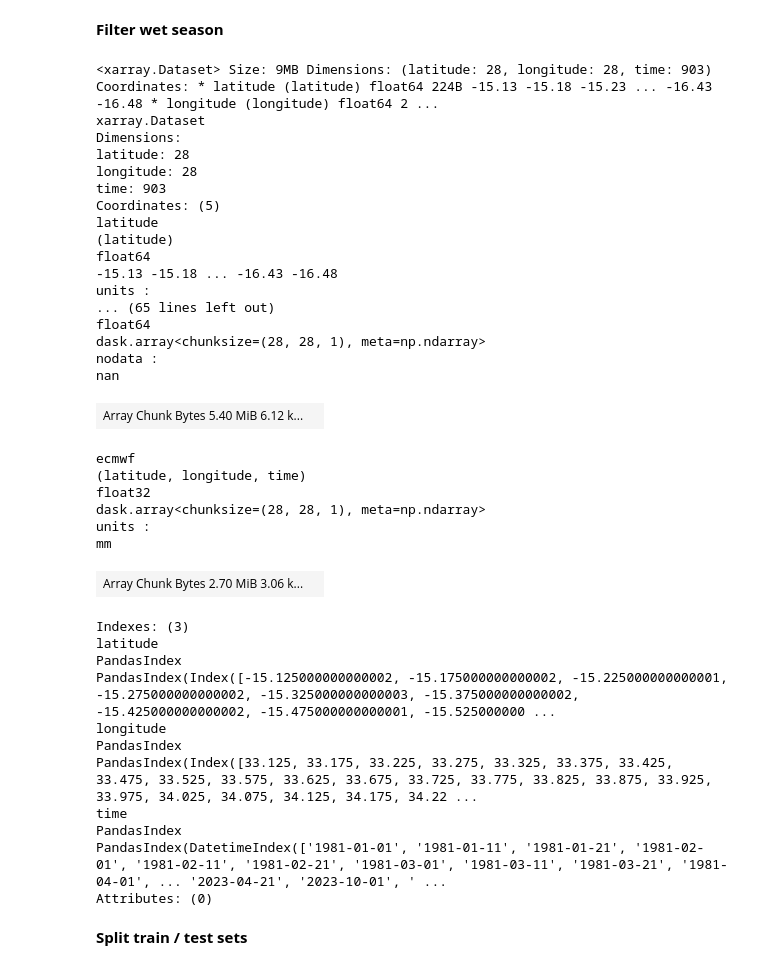
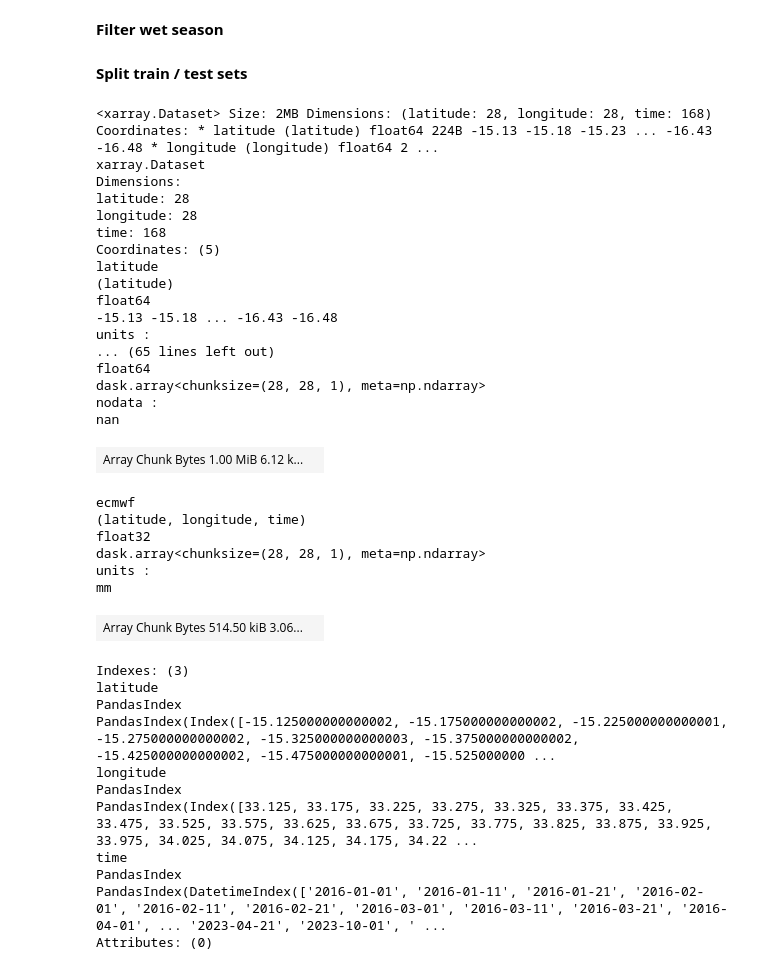
Before and after one commit to WFP-VAM/swirl-dynamics, a Jupyter notebook: swirl_dynamics/projects/probabilistic_diffusion/colabs/data-preparation.ipynb, the cells around one changed output. Cells and saved outputs as stored; diff of their text form; code cells hidden in the pictures.

```diff
--- a/swirl_dynamics/projects/probabilistic_diffusion/colabs/data-preparation.ipynb
+++ b/swirl_dynamics/projects/probabilistic_diffusion/colabs/data-preparation.ipynb
@@ -91,52 +91,54 @@ ds.isel(time=901).ecmwf.plot.imshow()
 START_SEASON = 10
 END_SEASON = 4
 # %%
-ds.where(ds.time.dt.month.isin((np.arange(START_SEASON-1, END_SEASON+12)%12)+1), drop=True)
+ds = ds.where(ds.time.dt.month.isin((np.arange(START_SEASON-1, END_SEASON+12)%12)+1), drop=True)
-# %% [output]
-<xarray.Dataset> Size: 9MB Dimensions: (latitude: 28, longitude: 28, time: 903) Coordinates: * latitude (latitude) float64 224B -15.13 -15.18 -15.23 ... -16.43 -16.48 * longitude (longitude) float64 2 ...
-xarray.Dataset
-Dimensions:
-latitude: 28
-longitude: 28
-time: 903
-Coordinates: (5)
-latitude
-(latitude)
-float64
--15.13 -15.18 ... -16.43 -16.48
-units :
-... (65 lines left out)
-float64
-dask.array<chunksize=(28, 28, 1), meta=np.ndarray>
-nodata :
-nan
-| Array Chunk Bytes 5.40 MiB 6.12 k... |  |
-ecmwf
-(latitude, longitude, time)
-float32
-dask.array<chunksize=(28, 28, 1), meta=np.ndarray>
-units :
-mm
-| Array Chunk Bytes 2.70 MiB 3.06 k... |  |
-Indexes: (3)
-latitude
-PandasIndex
-PandasIndex(Index([-15.125000000000002, -15.175000000000002, -15.225000000000001, -15.275000000000002, -15.325000000000003, -15.375000000000002, -15.425000000000002, -15.475000000000001, -15.525000000 ...
-longitude
-PandasIndex
-PandasIndex(Index([33.125, 33.175, 33.225, 33.275, 33.325, 33.375, 33.425, 33.475, 33.525, 33.575, 33.625, 33.675, 33.725, 33.775, 33.825, 33.875, 33.925, 33.975, 34.025, 34.075, 34.125, 34.175, 34.22 ...
-time
-PandasIndex
-PandasIndex(DatetimeIndex(['1981-01-01', '1981-01-11', '1981-01-21', '1981-02-01', '1981-02-11', '1981-02-21', '1981-03-01', '1981-03-11', '1981-03-21', '1981-04-01', ... '2023-04-21', '2023-10-01', ' ...
-Attributes: (0)
 # %% [markdown]
 **Split train / test sets**
 # %%
 # Split train and test
-train_dates, test_dates = train_test_split(ds.time, test_size=0.25, shuffle=False, random_state=888)
+train_dates, test_dates = train_test_split(ds.time, test_size=0.186, shuffle=False, random_state=888)
 
 ds_train = ds.sel(time=train_dates)
 ds_test = ds.sel(time=test_dates)
+# %%
+ds_test
+# %% [output]
+<xarray.Dataset> Size: 2MB Dimensions: (latitude: 28, longitude: 28, time: 168) Coordinates: * latitude (latitude) float64 224B -15.13 -15.18 -15.23 ... -16.43 -16.48 * longitude (longitude) float64 2 ...
+xarray.Dataset
+Dimensions:
+latitude: 28
+longitude: 28
+time: 168
+Coordinates: (5)
+latitude
+(latitude)
+float64
+-15.13 -15.18 ... -16.43 -16.48
+units :
+... (65 lines left out)
+float64
+dask.array<chunksize=(28, 28, 1), meta=np.ndarray>
+nodata :
+nan
+| Array Chunk Bytes 1.00 MiB 6.12 k... |  |
+ecmwf
+(latitude, longitude, time)
+float32
+dask.array<chunksize=(28, 28, 1), meta=np.ndarray>
+units :
+mm
+| Array Chunk Bytes 514.50 kiB 3.06... |  |
+Indexes: (3)
+latitude
+PandasIndex
+PandasIndex(Index([-15.125000000000002, -15.175000000000002, -15.225000000000001, -15.275000000000002, -15.325000000000003, -15.375000000000002, -15.425000000000002, -15.475000000000001, -15.525000000 ...
+longitude
+PandasIndex
+PandasIndex(Index([33.125, 33.175, 33.225, 33.275, 33.325, 33.375, 33.425, 33.475, 33.525, 33.575, 33.625, 33.675, 33.725, 33.775, 33.825, 33.875, 33.925, 33.975, 34.025, 34.075, 34.125, 34.175, 34.22 ...
+time
+PandasIndex
+PandasIndex(DatetimeIndex(['2016-01-01', '2016-01-11', '2016-01-21', '2016-02-01', '2016-02-11', '2016-02-21', '2016-03-01', '2016-03-11', '2016-03-21', '2016-04-01', ... '2023-04-21', '2023-10-01', ' ...
+Attributes: (0)
 # %%
 # Save train data
 _ = [ds_train.isel(time=slice(t,t+1)).to_zarr(f"data/train/smallarea28moztime{t}.zarr") for t in range(ds_train.time.size)]
```
Also changed, not shown: parts of 1 cell of this notebook.
